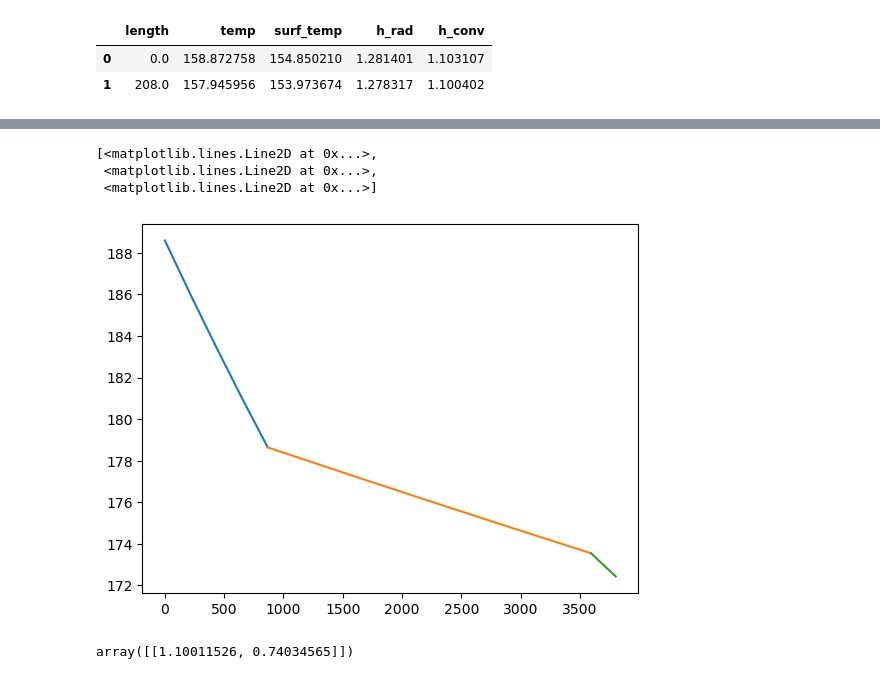
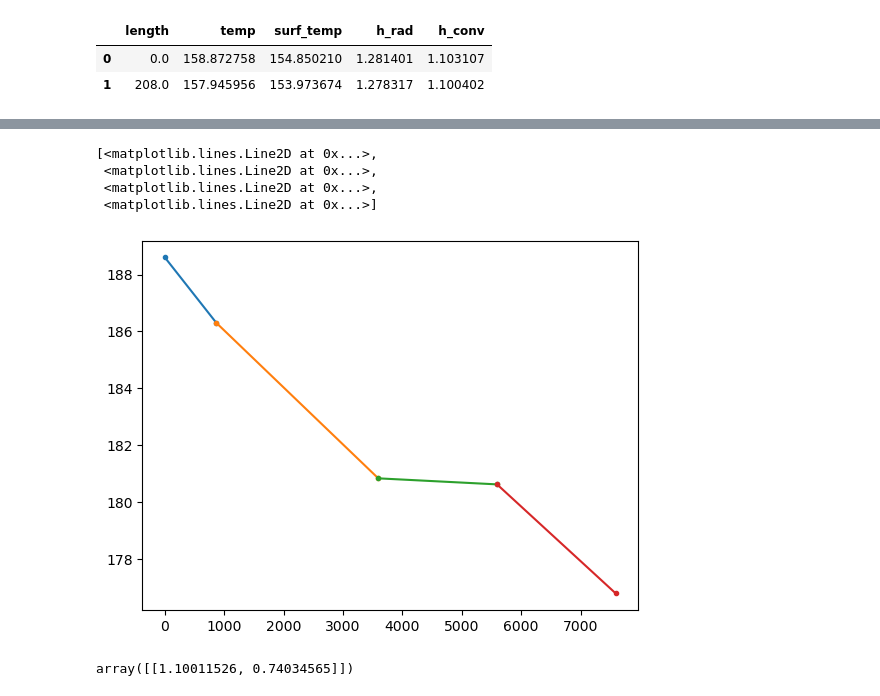
Before and after one commit to jack-sparrowh/heat_loss_on_piping, a Jupyter notebook: class approach.ipynb, the cells around one changed output, grey strips where cells are left out. Cells and saved outputs as stored; diff of their text form; code cells hidden in the pictures.

```diff
--- a/class approach.ipynb
+++ b/class approach.ipynb
@@ -30,9 +30,10 @@ import matplotlib.pyplot as plt
 # %%
 # USER TABLE EXAMPLE
 user_array = np.array([
-    [4, 3.8, 0, 867],
+    [4, 3.8, 0.5, 867],
     [3, 2.8, 0.5, 2727],
-    [2, 1.8, 0, 208]
+    [2, 1.8, 1000, 2000],
+    [3, 2.8, 0.5, 2000]
 ])
 
 user_table_raw = pd.DataFrame(user_array, columns=['pipe_outer_diameter', 'pipe_inner_diameter', 'insulation_thickness', 'segment_length'])
@@ -505,4 +484,0 @@ np.float64(277.26631241196117)
-# %%
-c = 2 * np.pi * ps1.K(ps1.temp_prof.loc[1, ['h_rad', 'h_conv']].sum()) * LMTD(ps1.inlet_temperature, ps1.fluid_temperature, 68)
-d = 2 * np.pi * ps1.temp_prof.loc[1, ['h_rad', 'h_conv']].sum() * ps1.total_diameter / 24 * LMTD(*ps1.temp_prof['surf_temp'], 68)
-(c - d) / c * 100
@@ -581,9 +520,9 @@ ps3.temperature_profile()
 | 0 | 0.0 | 158.872758 | 154.850210 | 1.281401 | 1.103107 |
 | 1 | 208.0 | 157.945956 | 153.973674 | 1.278317 | 1.100402 |
 # %%
-L = np.array([np.linspace(c.start_length, c.end_length, 5) for c in cl])
-T = np.array([c.temperature_profile(5).loc[:, 'temp'] for c in cl])
-T_s = np.array([c.temperature_profile(5).loc[:, 'surf_temp'] for c in cl])
+L = np.array([np.linspace(c.start_length, c.end_length, 2) for c in cl])
+T = np.array([c.temperature_profile(2).loc[:, 'temp'] for c in cl])
+T_s = np.array([c.temperature_profile(2).loc[:, 'surf_temp'] for c in cl])
 # %%
 A = np.c_[L.flatten(), T.flatten(), T_s.flatten()]
 # %%
@@ -595,10 +534,11 @@ plt.plot(A[:, 0], A[:, 2])
 # %%
-plt.plot(L.T, T.T)
+plt.plot(L.T, T.T, marker='.')
 # %% [output]
 [<matplotlib.lines.Line2D at 0x...>,
  <matplotlib.lines.Line2D at 0x...>,
+ <matplotlib.lines.Line2D at 0x...>,
  <matplotlib.lines.Line2D at 0x...>]
-[figure, old version]
+[figure, new version]
 # %%
 a.h_combined(100)
 # %% [output]
```
Also changed, not shown: parts of 31 cells of this notebook.
